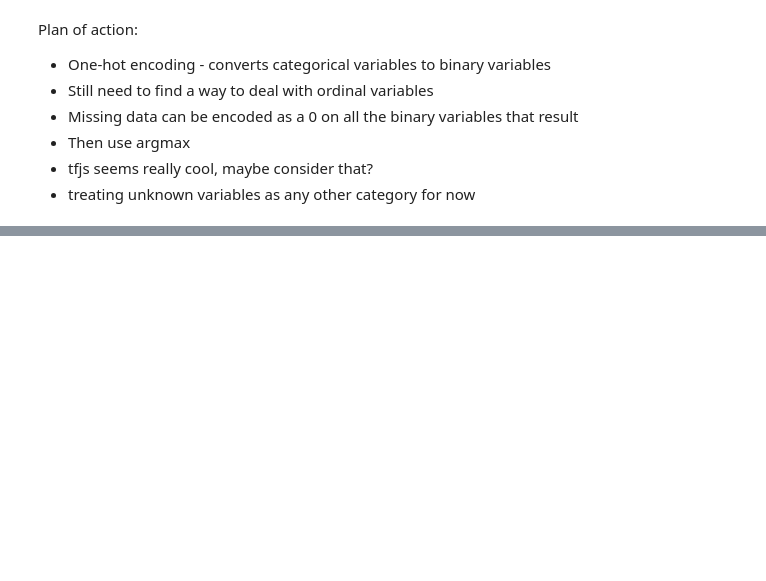
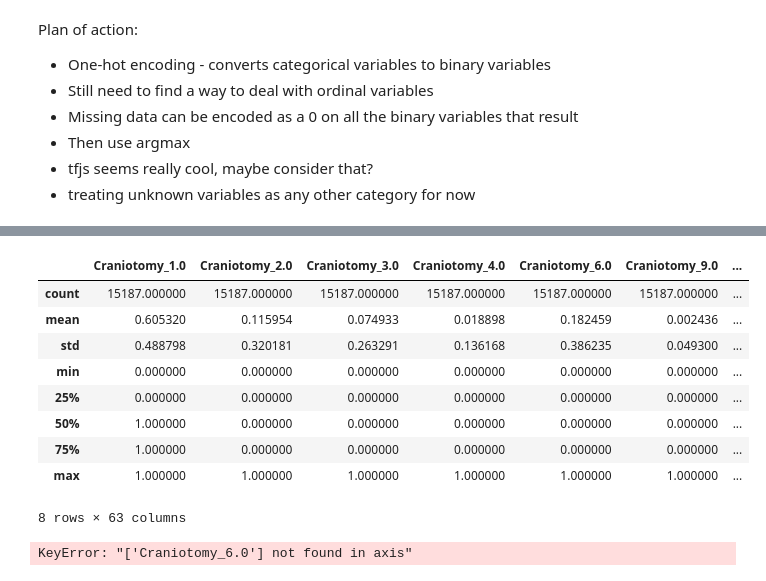
Before and after one commit to shashank2000/timePredictor, a Jupyter notebook: initial exploration.ipynb, the cells around one changed output, grey strips where cells are left out. Saved outputs shown, nothing was run; the diff lists cells and outputs as text; code cells hidden in the pictures; blank space fills up the shorter version.

```diff
--- a/initial exploration.ipynb
+++ b/initial exploration.ipynb
@@ -219,0 +249,27 @@ pd.get_dummies(X)
+# %%
+# Now looking at the following variables only, with one-hot encoding
+# Craniotomy
+# BMI Cat
+# GCSTot
+# Race
+# Sex
+# DiagICD
+# AcutePay1
+# DRINKCat
+# Drugs
+features = ['Craniotomy',
+'GCSTot',
+'Race',
+'Sex',
+'AcutePay1',
+'DRINKCat',
+'Drugs',
+'BMICat']
+for variable in features:
+    final = final[pd.notnull(final[variable])]
+X = final[features]
+
+for variable in features:
+    m = pd.get_dummies(X[variable], prefix=variable)
+    X = pd.concat([X, m], axis=1)
+X.head()
@@ -219,0 +284,6 @@ pd.get_dummies(X)
+# %%
+X = X.drop('Sex', axis=1)
+# %%
+for variable in features:
+    if variable in X:
+        X = X.drop(variable, axis=1)
@@ -219,0 +300,33 @@ pd.get_dummies(X)
+# %%
+X.describe()
+# %% [output]
+|  | Craniotomy_1.0 | Craniotomy_2.0 | Craniotomy_3.0 | Craniotomy_4.0 | Craniotomy_6.0 | Craniotomy_9.0 | ... |
+| count | 15187.000000 | 15187.000000 | 15187.000000 | 15187.000000 | 15187.000000 | 15187.000000 | ... |
+| mean | 0.605320 | 0.115954 | 0.074933 | 0.018898 | 0.182459 | 0.002436 | ... |
+| std | 0.488798 | 0.320181 | 0.263291 | 0.136168 | 0.386235 | 0.049300 | ... |
+| min | 0.000000 | 0.000000 | 0.000000 | 0.000000 | 0.000000 | 0.000000 | ... |
+| 25% | 0.000000 | 0.000000 | 0.000000 | 0.000000 | 0.000000 | 0.000000 | ... |
+| 50% | 1.000000 | 0.000000 | 0.000000 | 0.000000 | 0.000000 | 0.000000 | ... |
+| 75% | 1.000000 | 0.000000 | 0.000000 | 0.000000 | 0.000000 | 0.000000 | ... |
+| max | 1.000000 | 1.000000 | 1.000000 | 1.000000 | 1.000000 | 1.000000 | ... |
+8 rows × 63 columns
+# %%
+# what if this was easy? We'd just drop all the columns with bad data
+# from the spreadsheet,
+dropThese = ['Craniotomy_6.0', 'Craniotomy_9.0', 'BMICat_9',
+'GCSTot77.0',
+'GCSTot88.0',
+'Race7.0',
+'Race9.0',
+'Sex9.0',
+'AcutePay155.0',
+'AcutePay177.0',
+'DRINKCat9.0',
+'Drugs7.0',
+'Drugs9.0']
+for variable in dropThese:
+    X = X.drop(variable)
+
+X.head()
+# %% [output]
+KeyError: "['Craniotomy_6.0'] not found in axis"
```
Also changed, not shown: parts of 12 cells of this notebook.
